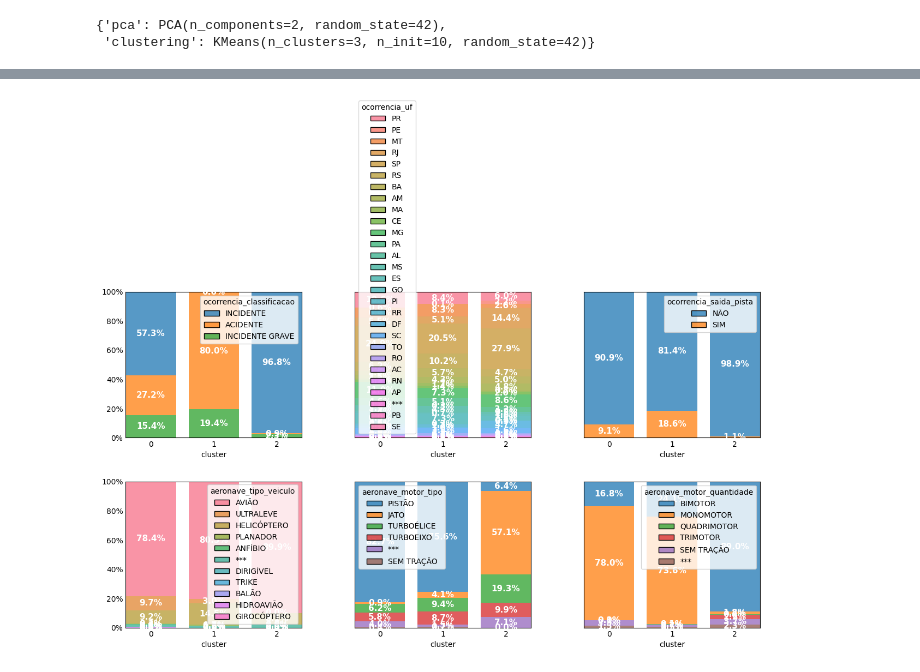
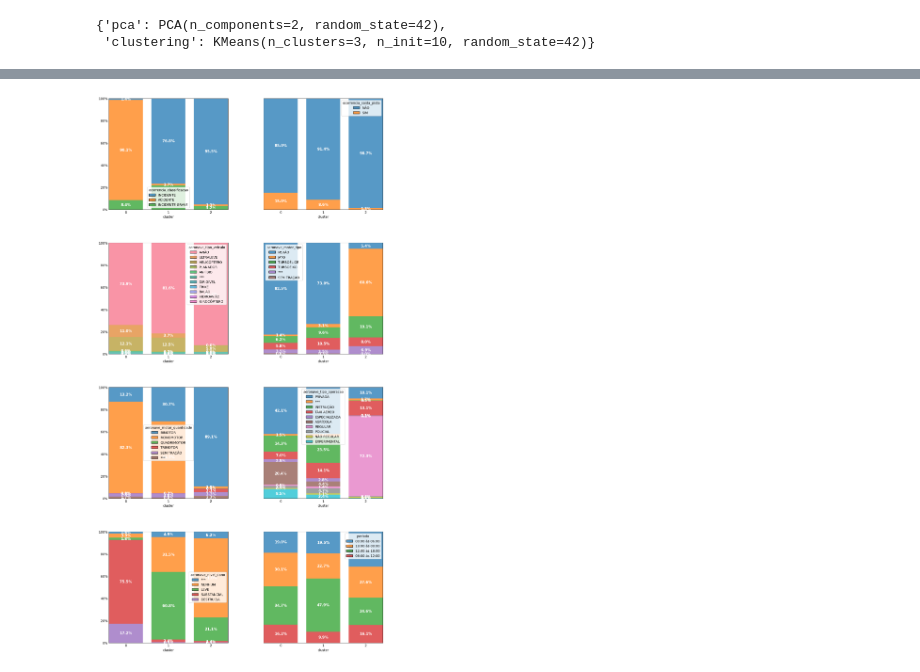
Before and after one commit to jairobernardesjunior/Cenipa_clustering, a Jupyter notebook: 02 cenipa_clustering_clusteriza.ipynb, the cells around one changed output, grey strips where cells are left out. Drawn from its saved outputs; the diff is of its cells as text; code cells hidden in the pictures.

Commit message:
v 2.0
codando a clusterização

```diff
--- a/02 cenipa_clustering_clusteriza.ipynb
+++ b/02 cenipa_clustering_clusteriza.ipynb
@@ -22,29 +22,17 @@ df_acidentes_aero_trans = df_acidentes_aero_trans.sort_index()
 # %%
 columns = [
         'ocorrencia_classificacao',
-        'ocorrencia_uf',
         'ocorrencia_saida_pista',
         'aeronave_tipo_veiculo',
         'aeronave_motor_tipo',
         'aeronave_motor_quantidade',
-        'aeronave_ano_fabricacao',
-        'aeronave_fase_operacao',
         'aeronave_tipo_operacao',
         'aeronave_nivel_dano',
-        'fator_nome',
-        'fator_aspecto',
-        'fator_condicionante',
-        'fator_area',
-        'recomendacao_status',
         'periodo',
-        'total_aeronaves_envolvidas',
-
-        'aeronave_pmd',
-        'aeronave_assentos',
-        'aeronave_fatalidades_total',
 
         'ocorrencia_latitude',
         'ocorrencia_longitude',
+
         ]
 # %%
 df_acidentes_aero = df_acidentes_aero_trans[columns]
@@ -156,9 +156,23 @@ columns2 = list(df_acidentes_aero)
 # %%
+columns2 = [
+ 'ocorrencia_classificacao',
+ 'ocorrencia_saida_pista',
+ 'aeronave_tipo_veiculo',
+ 'aeronave_motor_tipo',
+ 'aeronave_motor_quantidade',
+ 'aeronave_tipo_operacao',
+ 'aeronave_nivel_dano',
+ 'periodo',
+]
+
 from auxiliary_functions import plot_columns_percent_by_cluster
 
 plot_columns_percent_by_cluster(
     dataframe=df_acidentes_aero,
     columns=columns2,
+    rows_cols=(4, 2),
+    figsize=(15, 30),
+    column_cluster="cluster",
 )
 # %% [output]
-[figure, old version]
+[figure, new version]
```
Also changed, not shown: parts of 25 cells of this notebook, 7 other files.
